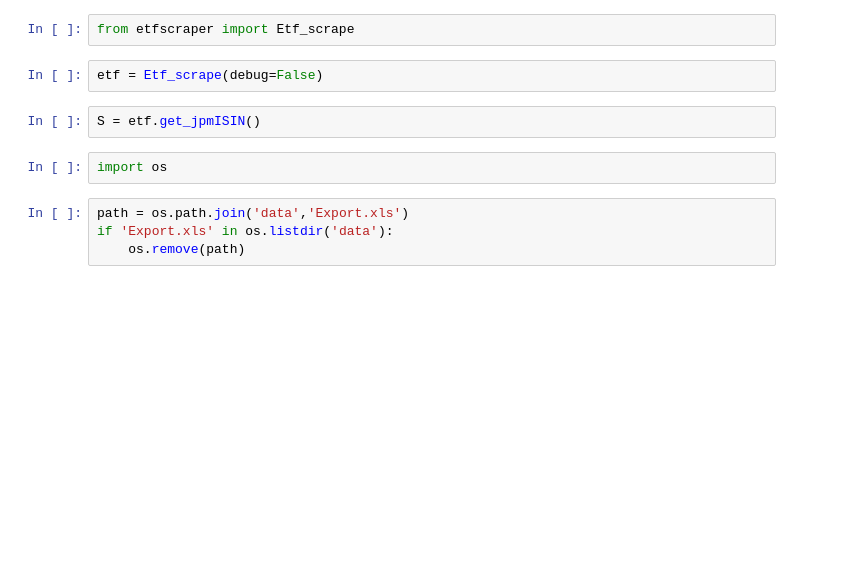
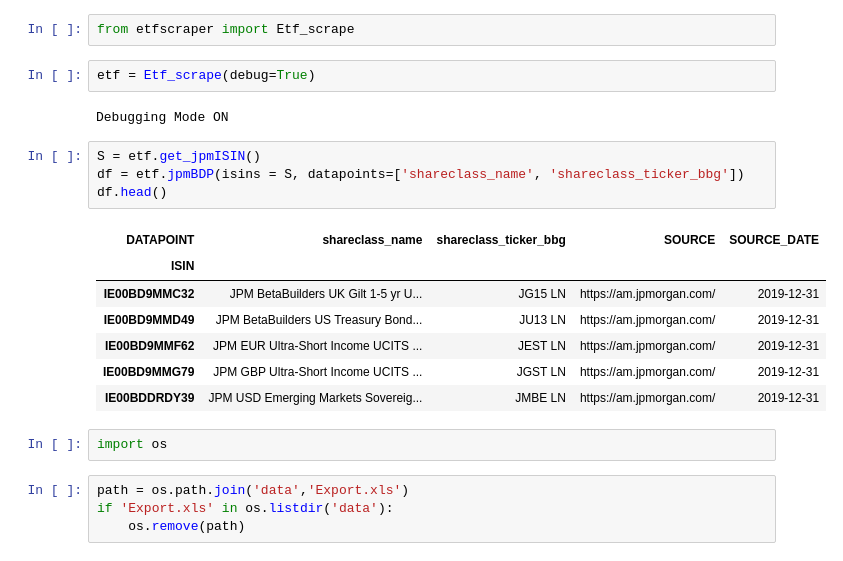
Before and after one commit to ME-64/etf-data-git, a Jupyter notebook: scrap_notebook.ipynb, the cells around one changed output. Cells and saved outputs as stored; diff of their text form; blank space fills up the shorter version.

Commit message:
small tweaks to Etf_scrape jpmIsin method

```diff
--- a/scrap_notebook.ipynb
+++ b/scrap_notebook.ipynb
@@ -1,9 +1,21 @@
 # %%
 from etfscraper import Etf_scrape
 # %%
-etf = Etf_scrape(debug=False)
+etf = Etf_scrape(debug=True)
+# %% [output]
+Debugging Mode ON
-# %%
-S = etf.get_jpmISIN()
+# %%
+S = etf.get_jpmISIN()
+df = etf.jpmBDP(isins = S, datapoints=['shareclass_name', 'shareclass_ticker_bbg'])
+df.head()
+# %% [output]
+| DATAPOINT | shareclass_name | shareclass_ticker_bbg | SOURCE | SOURCE_DATE |
+| ISIN |  |  |  |  |
+| IE00BD9MMC32 | JPM BetaBuilders UK Gilt 1-5 yr U... | JG15 LN | https://am.jpmorgan.com/ | 2019-12-31 |
+| IE00BD9MMD49 | JPM BetaBuilders US Treasury Bond... | JU13 LN | https://am.jpmorgan.com/ | 2019-12-31 |
+| IE00BD9MMF62 | JPM EUR Ultra-Short Income UCITS ... | JEST LN | https://am.jpmorgan.com/ | 2019-12-31 |
+| IE00BD9MMG79 | JPM GBP Ultra-Short Income UCITS ... | JGST LN | https://am.jpmorgan.com/ | 2019-12-31 |
+| IE00BDDRDY39 | JPM USD Emerging Markets Sovereig... | JMBE LN | https://am.jpmorgan.com/ | 2019-12-31 |
 # %%
 import os
 # %%
```
Also changed, not shown: parts of 4 cells of this notebook, 2 other files.
